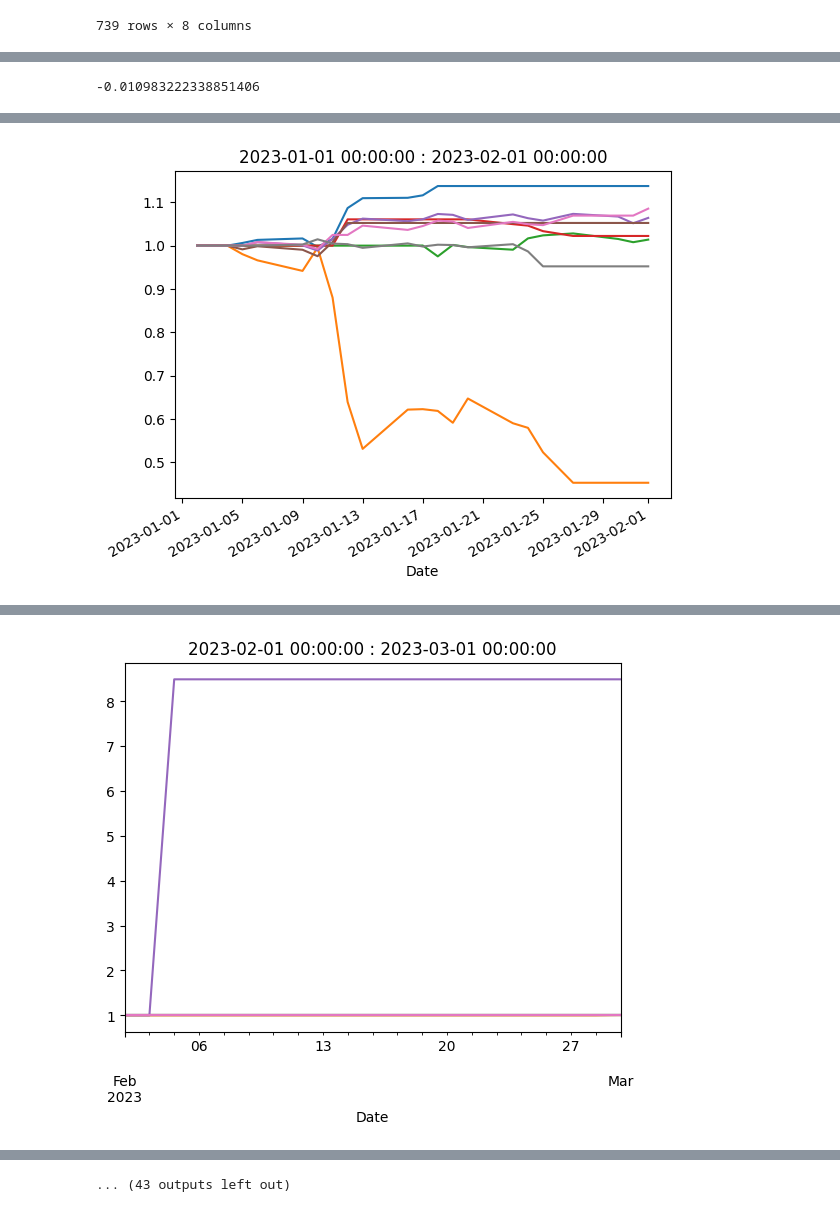
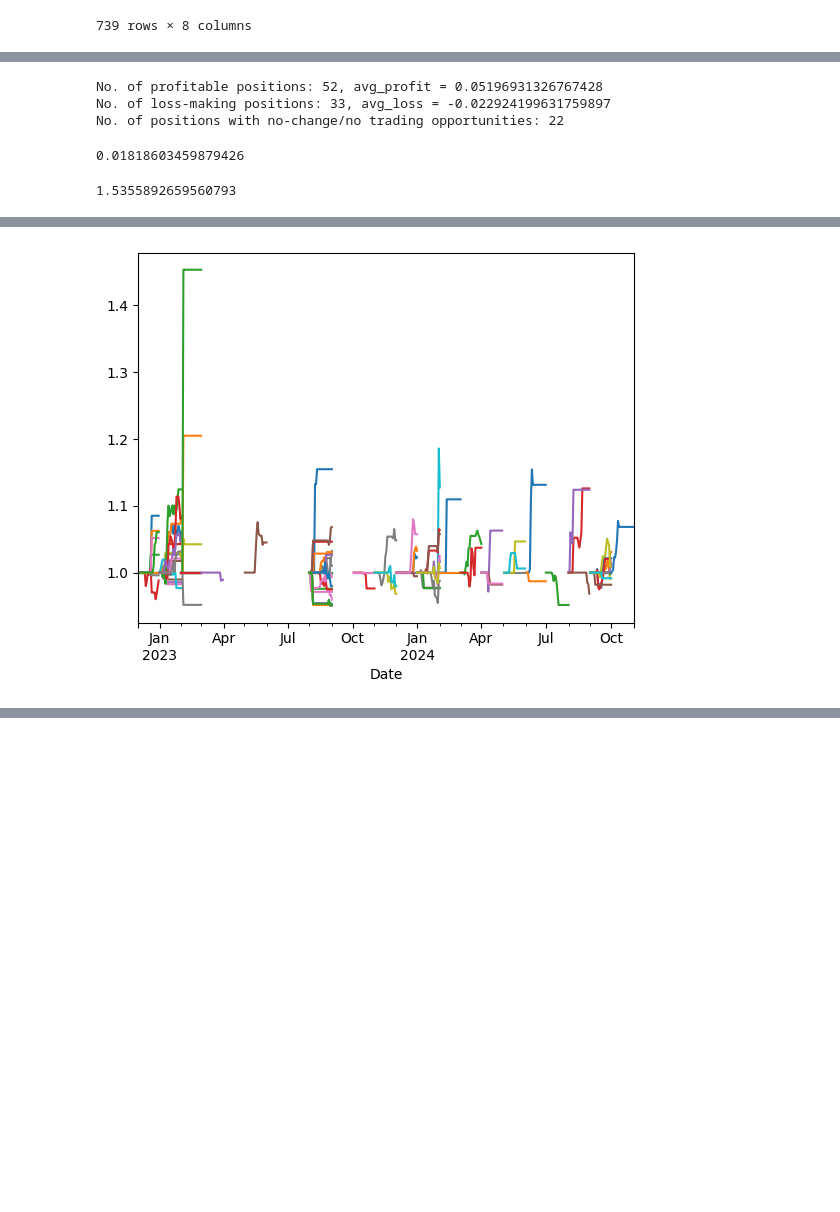
Before and after one commit to Amination-Gogia/Pairs-Trading-Dec-2024, a Jupyter notebook: Week-4/stat_arb_2.ipynb, the cells around one changed output, grey strips where cells are left out. Saved outputs shown, nothing was run; the diff lists cells and outputs as text; code cells hidden in the pictures; blank space fills up the shorter version.

Commit message:
Tried the multiple pair trading strategy

```diff
--- a/Week-4/stat_arb_2.ipynb
+++ b/Week-4/stat_arb_2.ipynb
@@ -94,7 +110,9 @@ df_test
 739 rows × 8 columns
 # %%
 start_check = datetime(2022, 1, 1)
+
 over = False
+transac_dict_list = []
 net_ret = []
 while start_check <= datetime(2024,12,1):
     print(start_check)
@@ -110,7 +128,7 @@ while start_check <= datetime(2024,12,1):
                 print(e)
                 over = True
                 break
-            if res.lr1[0] > res.cvt[0][2] and res.lr2[0] > res.cvm[0][2]:
+            if res.lr1[0] > res.cvt[0][1] and res.lr2[0] > res.cvm[0][1]:
                 poss_comb_bank[(i, j + 1)] = res.evec[0]
 
     bank_ind = list(poss_comb_bank.keys())
@@ -124,10 +142,11 @@ while start_check <= datetime(2024,12,1):
         group = bank_tickers[comb[0] : comb[1]]
         # print(comb)
         try:
-            res = backtest(df_test[end_check - relativedelta(days=42): end_check + relativedelta(months=1)][group], coeff_vec, 2, 0, 3)
+            res = backtest(df_test[end_check - relativedelta(days=42): end_check + relativedelta(months=1)][group], coeff_vec, 1, 0, 2)
             res[0].loc[end_check: end_check + relativedelta(months = 1)].plot()
             # df_test['temp'] += res[0]
-            month_ret += res[0][-1] - 1
+            month_ret += max(res[0][-1], 0.95) - 1
+            transac_dict_list.append({'stocks' : group, 'returns': res[0], 'sharpe' : res[1] ,'spread': res[2]})
         except Exception as e:
             print(e)
             over = True
@@ -135,11 +154,11 @@ while start_check <= datetime(2024,12,1):
 
     if over:
         break
-    else:
-        # df_test['temp'] /= len(bank_ind)
-        # df_test['temp'].loc[end_check: end_check + relativedelta(days = 42)].plot()
-        plt.title(f'{end_check} : {end_check + relativedelta(months = 1)}')
-        plt.show()
+    # else:
+    #     # df_test['temp'] /= len(bank_ind)
+    #     # df_test['temp'].loc[end_check: end_check + relativedelta(days = 42)].plot()
+    #     plt.title(f'{end_check} : {end_check + relativedelta(months = 1)}')
+    #     plt.show()
     start_check = start_check + relativedelta(months = 1)
     net_ret.append(month_ret)
 # %% [output]
@@ -159,6 +182,0 @@ while start_check <= datetime(2024,12,1):
-# %%
-sum = 0
-for i in net_ret:
-    if abs(i) < 19999:
-        sum += i
-        print(i)
@@ -183,7 +183,31 @@ for i in net_ret:
+# %%
+prof_count = 0
+prof =0
+loss_count = 0
+loss = 0
+for t in transac_dict_list:
+    x = t['returns'][-1] - 1
+    if x > 0:
+        prof_count += 1
+        prof += x
+    elif x < 0:
+        loss_count += 1
+        loss += x
+print(f'No. of profitable positions: {prof_count}, avg_profit = {prof/prof_count}')
+print(f'No. of loss-making positions: {loss_count}, avg_loss = {loss/loss_count}')
+print(f'No. of positions with no-change/no trading opportunities: {len(transac_dict_list) - prof_count - loss_count}')
+# %% [output]
+No. of profitable positions: 52, avg_profit = 0.05196931326767428
+No. of loss-making positions: 33, avg_loss = -0.022924199631759897
+No. of positions with no-change/no trading opportunities: 22
+# %%
+np.sum(net_ret)/len(transac_dict_list)
+# %% [output]
+0.01818603459879426
 # %%
 sum
 # %% [output]
--0.010983222338851406
+1.5355892659560793
 # %%
 df_train = pd.read_csv('pharma_test.csv', parse_dates=True, index_col='Date')
 # %%
@@ -193,8 +217,9 @@ pharma_tickers = [
     "ZYDUSLIFE.NS", "GLENMARK.NS"
 ]
 # %%
-start_check = datetime(2022, 7, 1)
+start_check = datetime(2022, 6, 1)
 over = False
+transac_dict_list = []
 net_ret = []
 while start_check <= datetime(2024,12,1):
     print(start_check)
@@ -210,7 +235,7 @@ while start_check <= datetime(2024,12,1):
                 print(e)
                 over = True
                 break
-            if res.lr1[0] > res.cvt[0][2] and res.lr2[0] > res.cvm[0][2]:
+            if res.lr1[0] > res.cvt[0][1] and res.lr2[0] > res.cvm[0][1]:
                 poss_comb_bank[(i, j + 1)] = res.evec[0]
 
     bank_ind = list(poss_comb_bank.keys())
@@ -227,7 +252,8 @@ while start_check <= datetime(2024,12,1):
             res = backtest(df_train[end_check - relativedelta(days=42): end_check + relativedelta(months=1)][group], coeff_vec, 1, 0, 2)
             res[0].loc[end_check: end_check + relativedelta(months = 1)].plot()
             # df_test['temp'] += res[0]
-            month_ret += res[0][-1] - 1
+            month_ret += max(res[0][-1], 0.95) - 1
+            transac_dict_list.append({'stocks' : group, 'returns': res[0], 'sharpe' : res[1] ,'spread': res[2]})
         except Exception as e:
             print(e)
             over = True
@@ -235,11 +261,11 @@ while start_check <= datetime(2024,12,1):
 
     if over:
         break
-    else:
-        # df_test['temp'] /= len(bank_ind)
-        # df_test['temp'].loc[end_check: end_check + relativedelta(days = 42)].plot()
-        plt.title(f'{end_check} : {end_check + relativedelta(months = 1)}')
-        plt.show()
+    # else:
+    #     # df_test['temp'] /= len(bank_ind)
+    #     # df_test['temp'].loc[end_check: end_check + relativedelta(days = 42)].plot()
+    #     plt.title(f'{end_check} : {end_check + relativedelta(months = 1)}')
+    #     plt.show()
     start_check = start_check + relativedelta(months = 1)
     net_ret.append(month_ret)
 # %% [output]
@@ -247 +289 @@ while start_check <= datetime(2024,12,1):
-[figure, old version]
+[figure, new version]
@@ -249 +289,0 @@ while start_check <= datetime(2024,12,1):
-[figure, removed]
@@ -258 +289,0 @@ while start_check <= datetime(2024,12,1):
-... (43 outputs left out)
```
Also changed, not shown: parts of 14 cells of this notebook, 2 other files.
